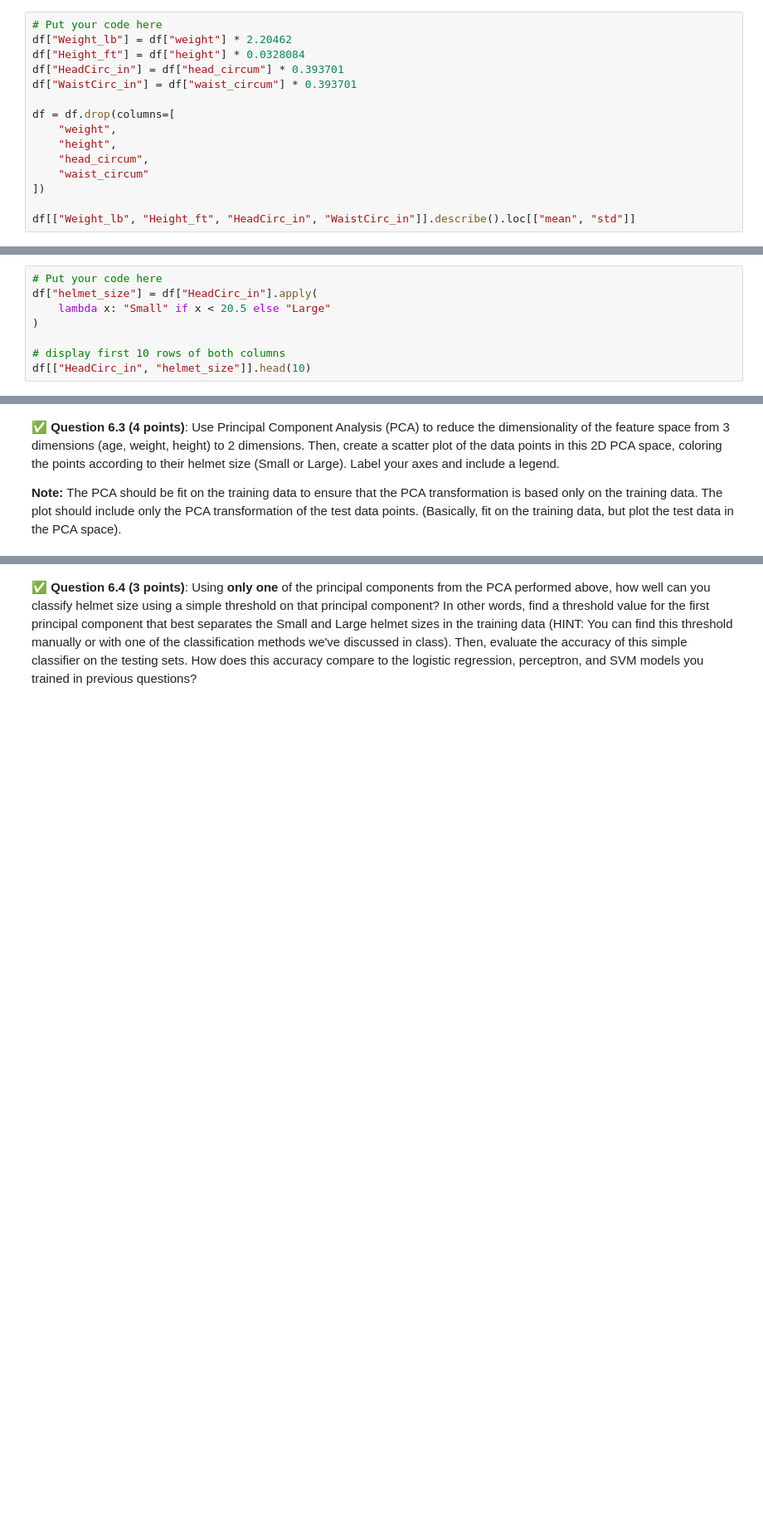
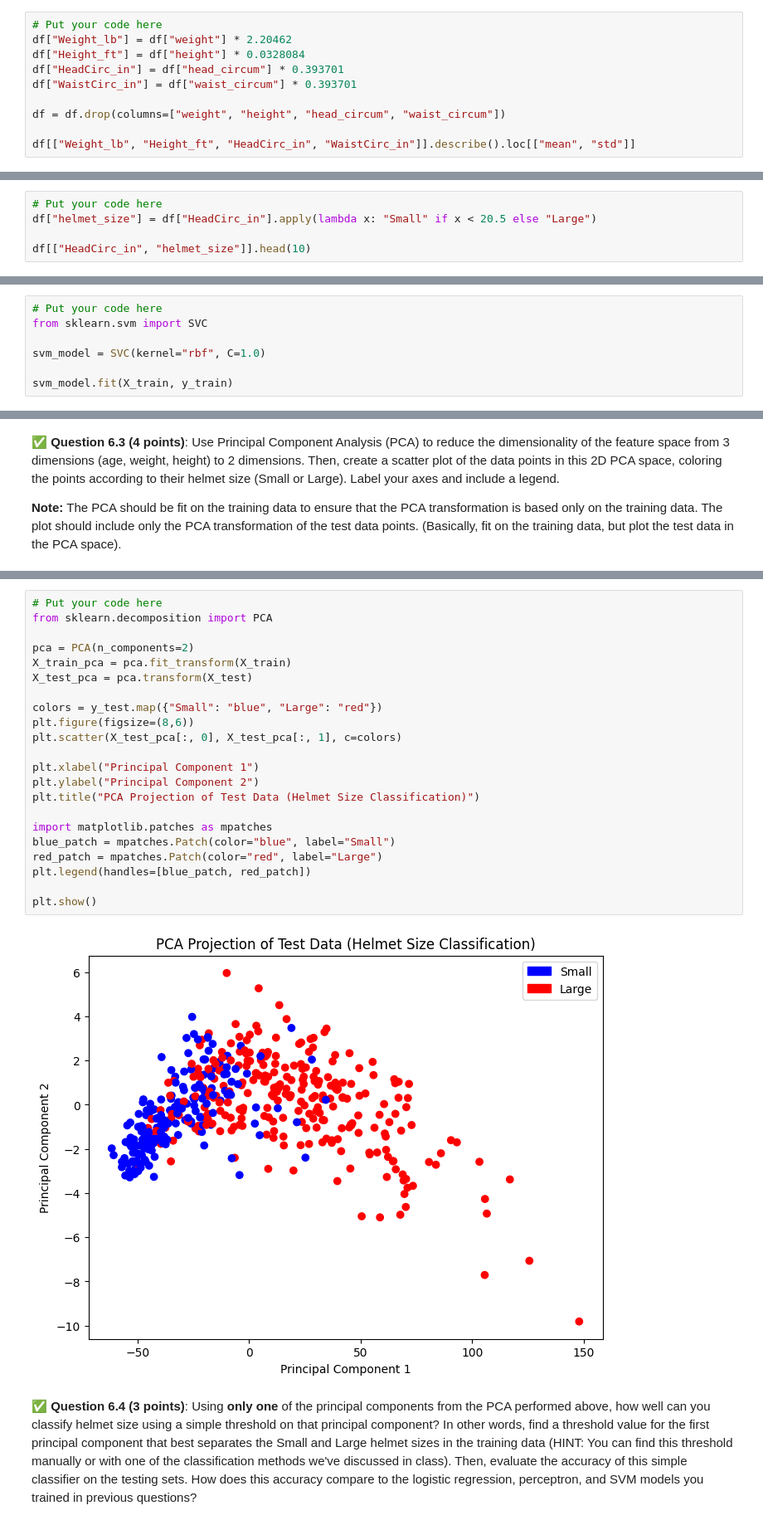
Before and after one commit to johnsje6/CMSE202-s26-turnin, a Jupyter notebook: hw-04/HW-04_RegressionClassification-STUDENT.ipynb, the cells around one changed output, grey strips where cells are left out. Shown at 83% size. Saved outputs shown, nothing was run; the diff lists cells and outputs as text; blank space fills up the shorter version.

```diff
--- a/hw-04/HW-04_RegressionClassification-STUDENT.ipynb
+++ b/hw-04/HW-04_RegressionClassification-STUDENT.ipynb
@@ -103,12 +103,7 @@ df["Height_ft"] = df["height"] * 0.0328084
 df["HeadCirc_in"] = df["head_circum"] * 0.393701
 df["WaistCirc_in"] = df["waist_circum"] * 0.393701
 
-df = df.drop(columns=[
-    "weight",
-    "height",
-    "head_circum",
-    "waist_circum"
-])
+df = df.drop(columns=["weight", "height", "head_circum", "waist_circum"])
 
 df[["Weight_lb", "Height_ft", "HeadCirc_in", "WaistCirc_in"]].describe().loc[["mean", "std"]]
 # %% [output]
@@ -239,11 +234,8 @@ We will use classification techniques to determine which children should get the
 &#9989;  **Question 4.1 (2 points)**: Binarize the head circumference variable to create a new dataframe column called `helmet_size` that has two values: "Small" for head circumferences less than 20.5 inches and "Large" for head circumferences greater than or equal to 20.5 inches. Display the first 10 rows of the new `helmet_size` column and the first 10 rows of the original `head_circumference` column to verify that you created the new variable correctly.
 # %%
 # Put your code here
-df["helmet_size"] = df["HeadCirc_in"].apply(
-    lambda x: "Small" if x < 20.5 else "Large"
-)
+df["helmet_size"] = df["HeadCirc_in"].apply(lambda x: "Small" if x < 20.5 else "Large")
 
-# display first 10 rows of both columns
 df[["HeadCirc_in", "helmet_size"]].head(10)
 # %% [output]
 |  | HeadCirc_in | helmet_size |
@@ -561,0 +547,7 @@ Some notes:
+# %%
+# Put your code here
+from sklearn.svm import SVC
+
+svm_model = SVC(kernel="rbf", C=1.0)
+
+svm_model.fit(X_train, y_train)
@@ -572,2 +579,26 @@ Some notes:
+# %%
+# Put your code here
+from sklearn.decomposition import PCA
+
+pca = PCA(n_components=2)
+X_train_pca = pca.fit_transform(X_train)
+X_test_pca = pca.transform(X_test)
+
+colors = y_test.map({"Small": "blue", "Large": "red"})
+plt.figure(figsize=(8,6))
+plt.scatter(X_test_pca[:, 0], X_test_pca[:, 1], c=colors)
+
+plt.xlabel("Principal Component 1")
+plt.ylabel("Principal Component 2")
+plt.title("PCA Projection of Test Data (Helmet Size Classification)")
+
+import matplotlib.patches as mpatches
+blue_patch = mpatches.Patch(color="blue", label="Small")
+red_patch = mpatches.Patch(color="red", label="Large")
+plt.legend(handles=[blue_patch, red_patch])
+
+plt.show()
+# %% [output]
+[figure, added]
 # %% [markdown]
 &#9989;  **Question 6.4 (3 points)**: Using **only one** of the principal components from the PCA performed above, how well can you classify helmet size using a simple threshold on that principal component?  In other words, find a threshold value for the first principal component that best separates the Small and Large helmet sizes in the training data (HINT: You can find this threshold manually or with one of the classification methods we've discussed in class). Then, evaluate the accuracy of this simple classifier on the testing sets.   How does this accuracy compare to the logistic regression, perceptron, and SVM models you trained in previous questions?
```
Also changed, not shown: parts of 14 cells of this notebook.
